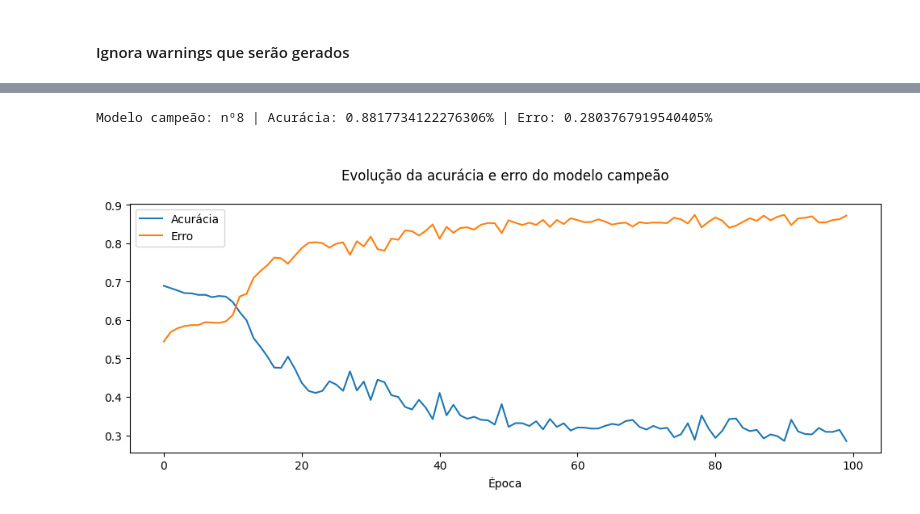
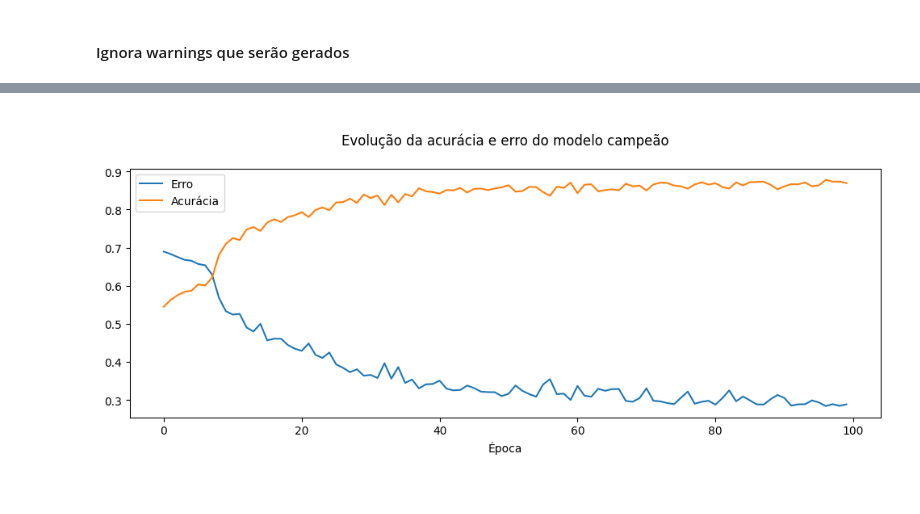
Before and after one commit to leonardosantosrocha/fiap-deep-learning, a Jupyter notebook: main.ipynb, the cells around one changed output, grey strips where cells are left out. Cells and saved outputs as stored; diff of their text form; code cells hidden in the pictures.

Commit message:
rede para predição das ações bbas3.

```diff
--- a/main.ipynb
+++ b/main.ipynb
@@ -184,0 +236,4 @@ scores, accuracies, losses = list(), list(), list()
+# %%
+spec_bbas3_train["Label"] = spec_bbas3_train["Label"].apply(lambda x: 0 if x == -1 else 1)
+spec_bbas3_test["Label"] = spec_bbas3_test["Label"].apply(lambda x: 0 if x == -1 else 1)
+print(f"Valores possíveis da variável alvo nos conjuntos de:\n -> Treino: {list(spec_bbas3_train['Label'].unique())}\n -> Teste: {list(spec_bbas3_test['Label'].unique())}")
@@ -217,0 +295,20 @@ Arquitetura com 3 camadas e 64 neurônios
+# %%
+# Inicializa variáveis auxiliares
+network_index = 0
+
+# Instancia o modelo
+lstm = CL()
+
+# Percorre o grid de treinos
+for i in range(grid_size):
+    # Percorre a lista de normalizações de treino
+    for x_i_train, x_i_test in zip(x_list_train, x_list_test):
+        # Apresenta a topologia da i-ésima rede neural
+        print(f"\nTopologia: {network_index}\n -> {grid[i][0]}x LSTM com {grid[i][1]} neurônios\n -> 1x Dropout com rate de {round(0.1 * grid[i][0], 2)}\n -> 1x Densa\n -> Normalização: {x_i_train[0]}")
+        # Constrói, compila e treina a topologia da i-ésima rede neural
+        lstm.build_model(c_layers_number=grid[i][0], c_units_number=grid[i][1], c_dropout_rate=0.1, c_input_shape=(16, 1))
+        lstm.compile_model(c_optimizer="adam", c_loss="binary_crossentropy", c_metrics=["accuracy"])
+        lstm.fit_model(c_x=x_i_train[1], c_y=y_train, c_test_size=0.3, c_random_state=42, c_epochs_number=100, c_batches_number=64, c_verbose=0)
+        lstm.evaluate_model()
+        lstm.predict_model(c_x=x_i_test[1])
+        network_index += 1
@@ -218,26 +333,24 @@ Arquitetura com 3 camadas e 64 neurônios
 # %%
+# Inicializa variáveis auxiliares
 champion_index = 0
 current_loss = float("+inf")
 current_accuracy = float("-inf")
 
-for i in range(36):
-    if scores[i][0] < current_loss:
-        current_loss = scores[i][0]
+# Realiza a atualização para apresentar a arquitetura mais performática
+for i in range(len(lstm.c_model_scores_train)):
+    if lstm.c_model_scores_train[i][0] < current_loss:
+        current_loss = round(lstm.c_model_scores_train[i][0], 2)
         champion_index = i
-    if scores[i][1] > current_accuracy:
-        current_accuracy = scores[i][1]
+    if lstm.c_model_scores_train[i][1] > current_accuracy:
+        current_accuracy = round(lstm.c_model_scores_train[i][1], 2)
         champion_index = i
-
-print(f"Modelo campeão: nº{champion_index} | Acurácia: {current_accuracy}% | Erro: {current_loss}%")
-# %% [output]
-Modelo campeão: nº8 | Acurácia: 0.8817734122276306% | Erro: 0.2803767919540405%
 # %%
 plt.figure(figsize=(12, 4))
-plt.plot(accuracies[champion_index])
-plt.plot(losses[champion_index])
+plt.plot(lstm.c_model_statistics_train[champion_index][1])
+plt.plot(lstm.c_model_statistics_train[champion_index][0])
 plt.title("\nEvolução da acurácia e erro do modelo campeão\n")
 plt.xlabel("Época")
-plt.legend(["Acurácia", "Erro"], loc="upper left")
+plt.legend(["Erro", "Acurácia"], loc="upper left")
 plt.show()
 # %% [output]
-[figure, old version]
+[figure, new version]
```
Also changed, not shown: parts of 53 cells of this notebook, 1 other file.
